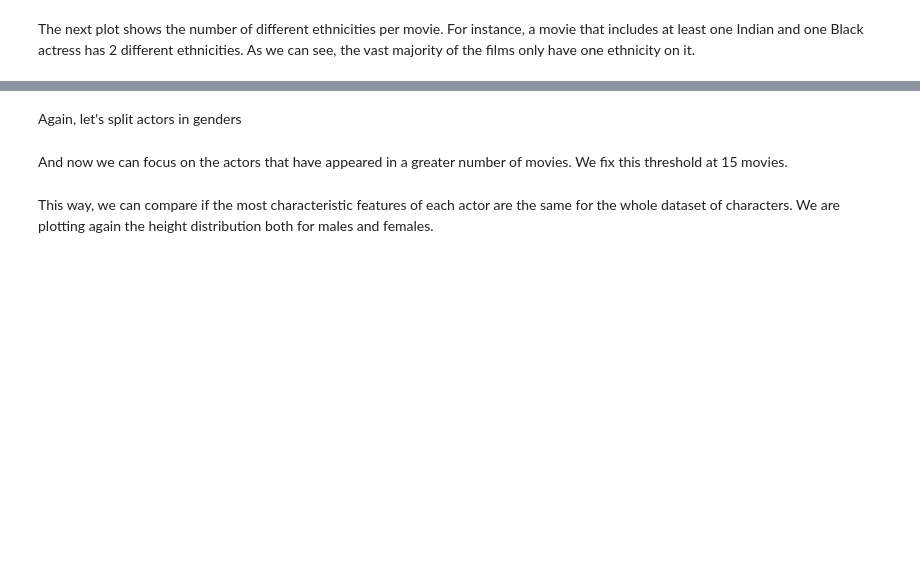
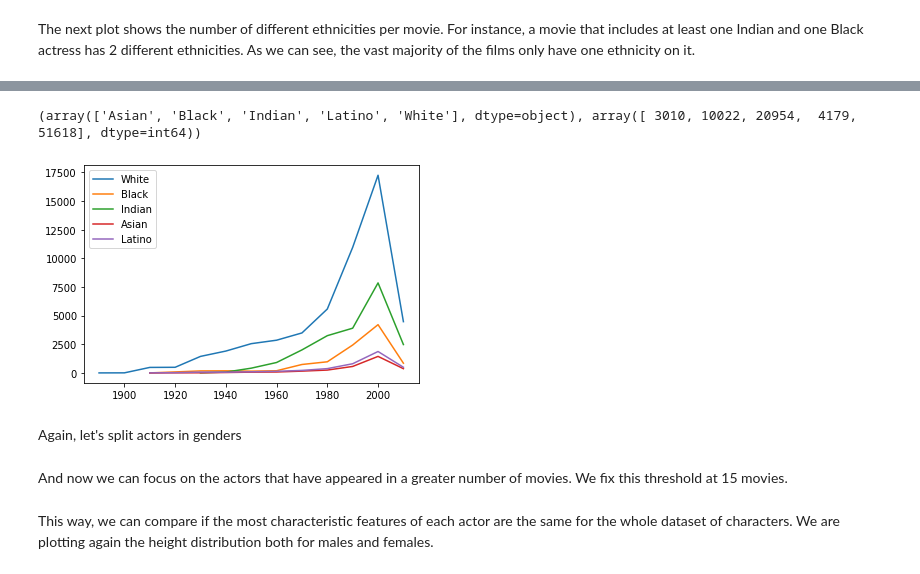
Before and after one commit to epfl-ada/ada-2022-project-theadaholics, a Jupyter notebook: main.ipynb, the cells around one changed output, grey strips where cells are left out. Cells and saved outputs as stored; diff of their text form; code cells hidden in the pictures; blank space fills up the shorter version.

Commit message:
Add ethnicity score

```diff
--- a/main.ipynb
+++ b/main.ipynb
@@ -1840,0 +1859,35 @@ plot_different_ethnicities_per_movie(characters)
+# %%
+characters_eth = characters.dropna(subset=['major_ethnicity', 'movie_release_date'])
+print(np.unique(characters_eth['major_ethnicity'], return_counts=True))
+
+movies_release_year = df_all[['release_year', 'freebase_id']].dropna(subset='freebase_id')
+characters_eth = pd.merge(left=characters_eth, right=movies_release_year, how='left', left_on='freebase_movie_id', right_on='freebase_id').drop(columns='freebase_id')
+characters_eth['decade'] = np.trunc(characters_eth['release_year']/10)*10
+characters_eth = characters_eth[['actor_name', 'decade', 'major_ethnicity', 'freebase_actor_id', 'freebase_movie_id']]
+characters_eth_counts = characters_eth.groupby(by=['decade', 'major_ethnicity']).count()
+
+ethnicities = ['White', 'Black', 'Indian', 'Asian', 'Latino']
+char_counts_eth = []
+decades = np.array([1880, 1890, 1900, 1910, 1920, 1930, 1940, 1950, 1960, 1970, 1980, 1990, 2000, 2010])*1.0
+
+for ethnicity in ethnicities:
+    char_counts = characters_eth_counts['actor_name'][:, ethnicity]
+    char_counts_eth.append(char_counts)
+    total = np.sum(char_counts)
+    plt.plot(char_counts)
+
+
+plt.legend(ethnicities)
+plt.show()
+
+# eth_percentages = []
+# for idx, eth in enumerate(ethnicities):
+#     eth_idx = []
+#     for decade in decades:
+
+
+#for dec in decades:
+#    print(char_counts_eth[:,dec])
+# %% [output]
+(array(['Asian', 'Black', 'Indian', 'Latino', 'White'], dtype=object), array([ 3010, 10022, 20954,  4179, 51618], dtype=int64))
+[figure, added]
```
Also changed, not shown: parts of 60 cells of this notebook, 1 other file.
